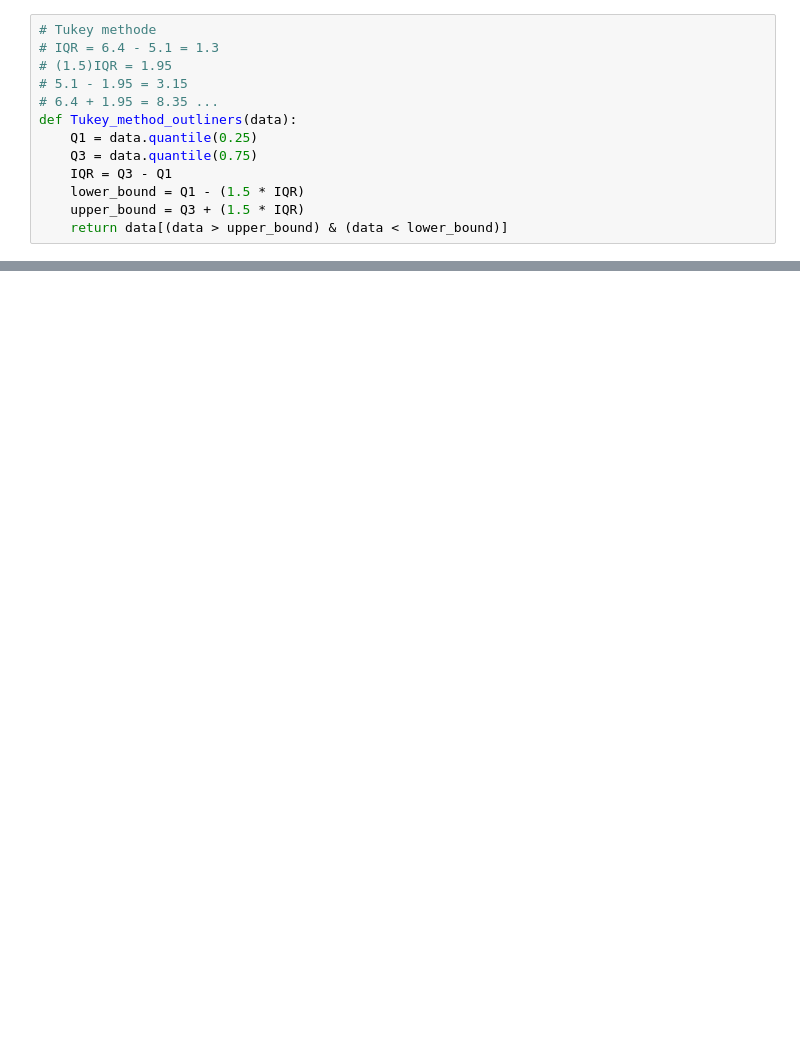
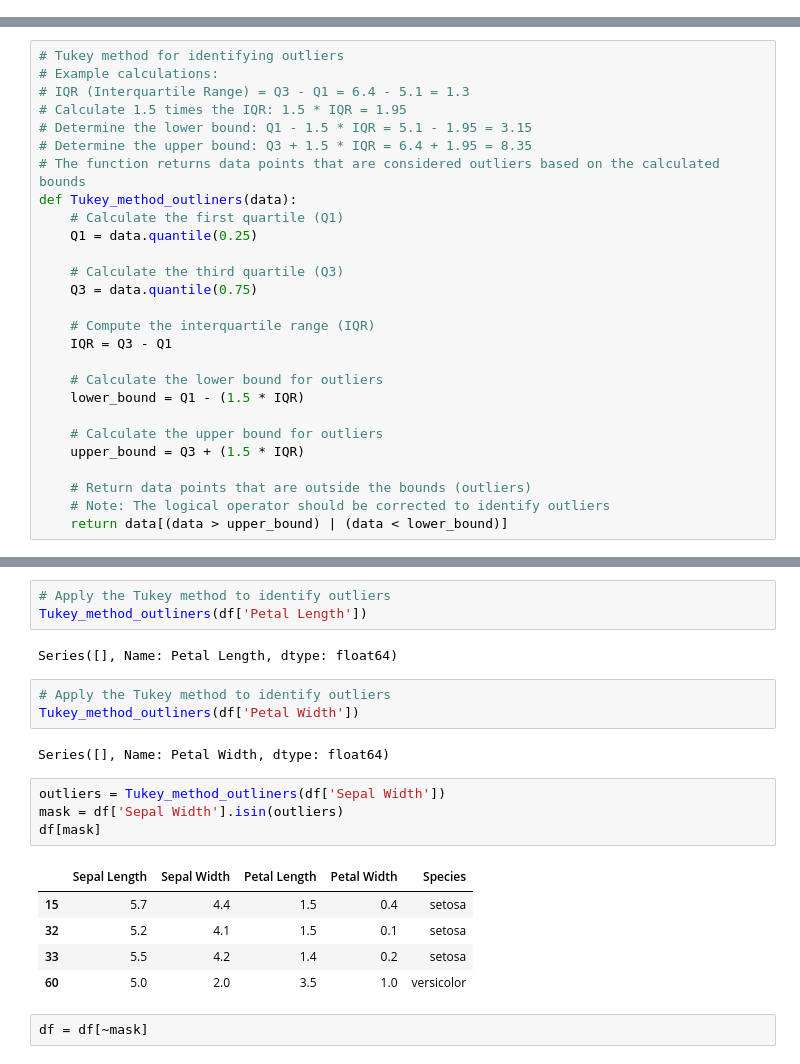
Before and after one commit to davidgalfi/LinkedIn-PfDSaML, a Jupyter notebook: Applied machine_learning_starterproblem.ipynb, the cells around one changed output, grey strips where cells are left out. Cells and saved outputs as stored; diff of their text form; blank space fills up the shorter version.

```diff
--- a/Applied machine_learning_starterproblem.ipynb
+++ b/Applied machine_learning_starterproblem.ipynb
@@ -124,13 +0,0 @@ df.describe().round(2)
-# %%
-# Tukey methode
-# IQR = 6.4 - 5.1 = 1.3
-# (1.5)IQR = 1.95
-# 5.1 - 1.95 = 3.15
-# 6.4 + 1.95 = 8.35 ...
-def Tukey_method_outliners(data):
-    Q1 = data.quantile(0.25)
-    Q3 = data.quantile(0.75)
-    IQR = Q3 - Q1
-    lower_bound = Q1 - (1.5 * IQR)
-    upper_bound = Q3 + (1.5 * IQR)
-    return data[(data > upper_bound) & (data < lower_bound)]
@@ -152,0 +178,27 @@ Series([], Name: Petal Width, dtype: float64)
+# %%
+# Tukey method for identifying outliers
+# Example calculations:
+# IQR (Interquartile Range) = Q3 - Q1 = 6.4 - 5.1 = 1.3
+# Calculate 1.5 times the IQR: 1.5 * IQR = 1.95
+# Determine the lower bound: Q1 - 1.5 * IQR = 5.1 - 1.95 = 3.15
+# Determine the upper bound: Q3 + 1.5 * IQR = 6.4 + 1.95 = 8.35
+# The function returns data points that are considered outliers based on the calculated bounds
+def Tukey_method_outliners(data):
+    # Calculate the first quartile (Q1)
+    Q1 = data.quantile(0.25)
+
+    # Calculate the third quartile (Q3)
+    Q3 = data.quantile(0.75)
+
+    # Compute the interquartile range (IQR)
+    IQR = Q3 - Q1
+
+    # Calculate the lower bound for outliers
+    lower_bound = Q1 - (1.5 * IQR)
+
+    # Calculate the upper bound for outliers
+    upper_bound = Q3 + (1.5 * IQR)
+
+    # Return data points that are outside the bounds (outliers)
+    # Note: The logical operator should be corrected to identify outliers
+    return data[(data > upper_bound) | (data < lower_bound)]
@@ -152,0 +219,22 @@ Series([], Name: Petal Width, dtype: float64)
+# %%
+# Apply the Tukey method to identify outliers
+Tukey_method_outliners(df['Petal Length'])
+# %% [output]
+Series([], Name: Petal Length, dtype: float64)
+# %%
+# Apply the Tukey method to identify outliers
+Tukey_method_outliners(df['Petal Width'])
+# %% [output]
+Series([], Name: Petal Width, dtype: float64)
+# %%
+outliers = Tukey_method_outliners(df['Sepal Width'])
+mask = df['Sepal Width'].isin(outliers)
+df[mask]
+# %% [output]
+|  | Sepal Length | Sepal Width | Petal Length | Petal Width | Species |
+| 15 | 5.7 | 4.4 | 1.5 | 0.4 | setosa |
+| 32 | 5.2 | 4.1 | 1.5 | 0.1 | setosa |
+| 33 | 5.5 | 4.2 | 1.4 | 0.2 | setosa |
+| 60 | 5.0 | 2.0 | 3.5 | 1.0 | versicolor |
+# %%
+df = df[~mask]
```
Also changed, not shown: parts of 38 cells of this notebook, 2 other files.
